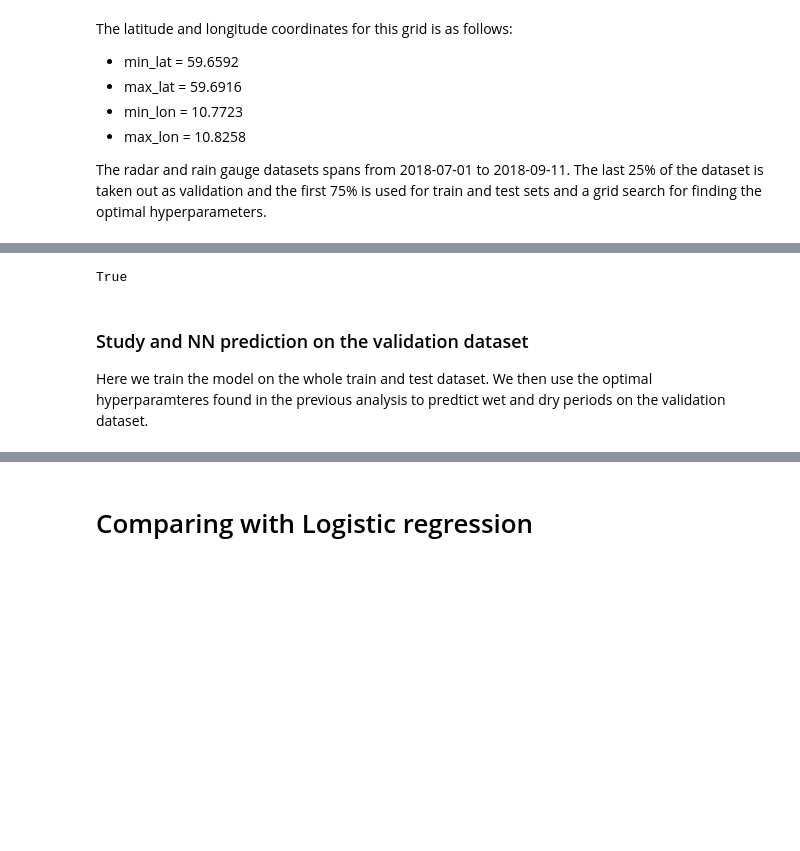
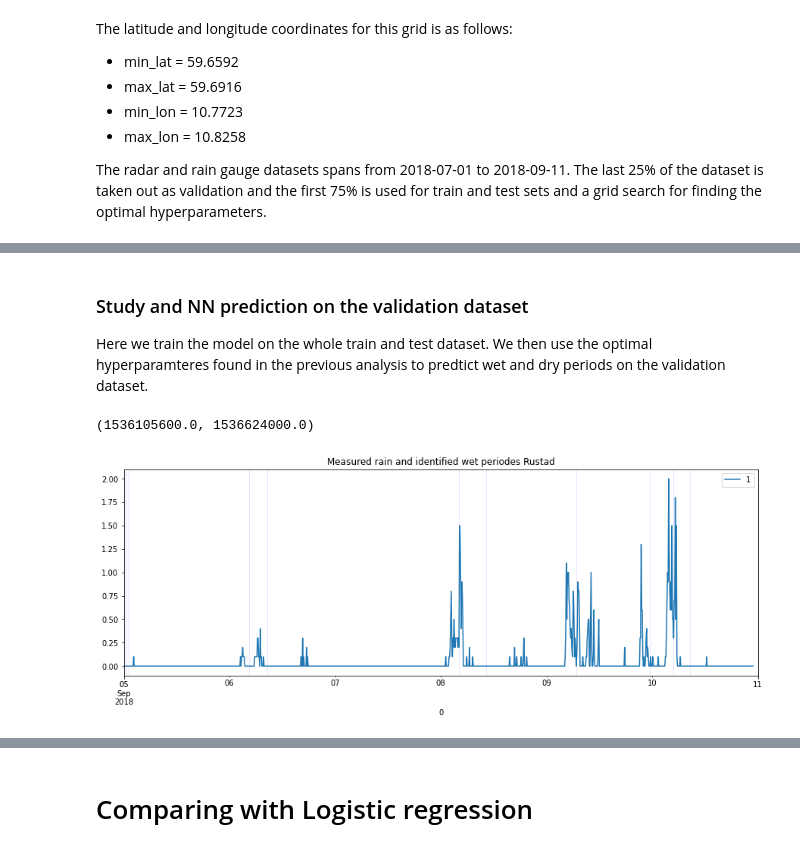
Before and after one commit to eoydvin/FYS-STK4155, a Jupyter notebook: Project_3/Classification_Radar.ipynb, the cells around one changed output, grey strips where cells are left out. Cells and saved outputs as stored; diff of their text form; code cells hidden in the pictures; blank space fills up the shorter version.

```diff
--- a/Project_3/Classification_Radar.ipynb
+++ b/Project_3/Classification_Radar.ipynb
@@ -290,30 +177,56 @@ plt.show()
-# %%
-1 in dnn_ypred_test
-# %% [output]
-True
 # %% [markdown]
 ### Study and NN prediction on the validation dataset
 Here we train the model on the whole train and test dataset. We then use the optimal hyperparamteres found in the  previous analysis to predtict wet and dry periods on the validation dataset.
 # %%
 onehot = OneHotEncoder(sparse=False)
-batch_size = 64
-learning_rate = 0.0001 # optimal learning rate
-regularization = 0
+learning_rate = 0.001 # initial
+regularization = 0.1
 
-def output_func(z_h):
-    return np.exp(z_h) / np.sum(np.exp(z_h), axis=1, keepdims=True)
-
-batch_size = 32
-n_epochs = 15000
-hidden_layer_sizes = [12, 12]
+n_epochs = 20000
+hidden_layer_sizes = [4, 3]
 
 y_onehot = onehot.fit_transform(y)
 n_categories = y_onehot.shape[1]
-dnn = NeuralNetwork(x, y_onehot, n_categories, output_func, eta=learning_rate,
-                    lmbd=regularization, epochs=n_epochs, batch_size=batch_size,
-                    activation_func = 'logistic',
+#dnn = NeuralNetwork(x, y_onehot, n_categories, output_func, eta=learning_rate,
+#                    lmbd=regularization, epochs=n_epochs, batch_size=batch_size,
+#                    activation_func = 'logistic',
+#                    hidden_layer_sizes=hidden_layer_sizes)
+
+dnn = MLPClassifier(learning_rate_init=learning_rate,
+                    alpha=regularization,
+                    max_iter=n_epochs,
+                    activation='logistic',
+                    solver='lbfgs',
+                    verbose = False,
                     hidden_layer_sizes=hidden_layer_sizes)
 
-dnn.train()
+dnn.fit(x, y_onehot)
 dnn_ypred = np.argmax(dnn.predict(x_validation), axis = 1) #de one-hot
+
+#####################################################################
+
+precipitation = pd.DataFrame(np.hstack([t_validation.reshape(-1,1), y_rain_val])).set_index(0)
+fig, ax = plt.subplots(figsize = (15, 5))
+precipitation.plot(ax=ax)
+ax.set_title("Measured rain and identified wet periodes Rustad")
+
+wet_start = []
+wet_end = []
+# start and end of wet periodes
+for i in range(len(dnn_ypred)):
+    # start of wet period
+    if dnn_ypred[i - 1] == 0 and dnn_ypred[i] != 0:
+        wet_start.append(i)
+    # start of dry period
+    if dnn_ypred[i] != 0 and dnn_ypred[i + 1] == 0:
+        wet_end.append(i)
+
+# Plot shaded area for each wet event
+for wet_start_i, wet_end_i in zip(wet_start, wet_end):
+    ax.axvspan(t_validation[wet_start_i], t_validation[wet_end_i], color='b', alpha=0.1)
+
+ax.set_xlim(pd.Timestamp('2018-09-05'), pd.Timestamp('2018-09-11'))
+# %% [output]
+(1536105600.0, 1536624000.0)
+[figure, added]
 # %%
```
Also changed, not shown: parts of 24 cells of this notebook, 11 other files.
